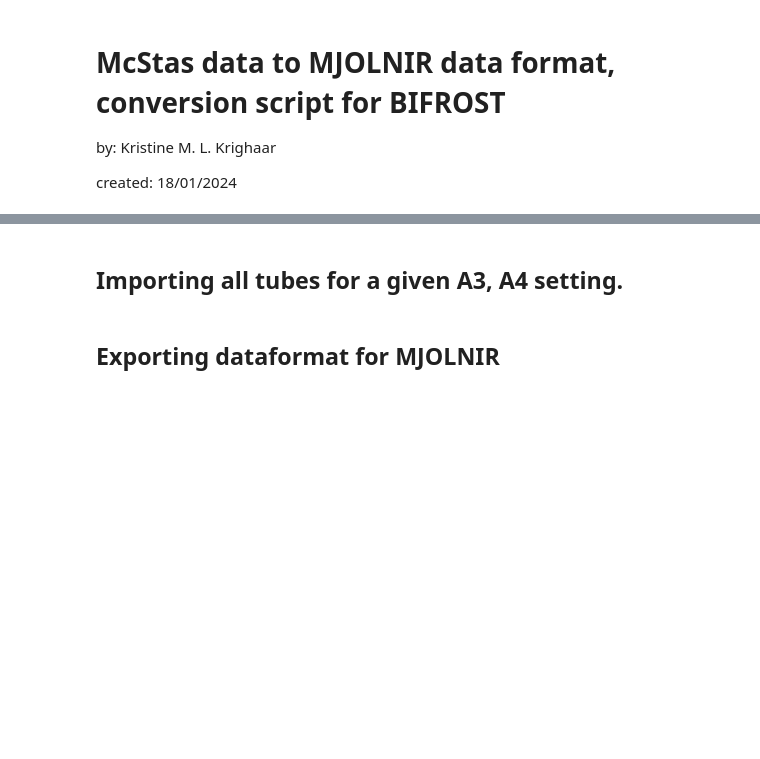
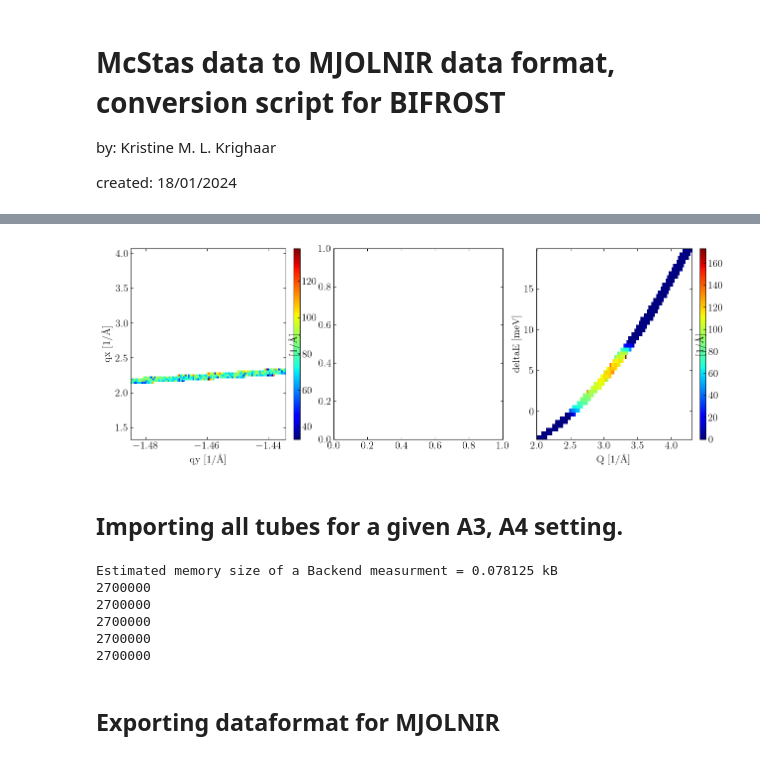
Before and after one commit to JEGKANIKMULTITASK/BIFROST, a Jupyter notebook: DataConversionMJOLNIR/BifrostConversionToMjolnir.ipynb, the cells around one changed output, grey strips where cells are left out. Saved outputs shown, nothing was run; the diff lists cells and outputs as text; code cells hidden in the pictures; blank space fills up the shorter version.

```diff
--- a/DataConversionMJOLNIR/BifrostConversionToMjolnir.ipynb
+++ b/DataConversionMJOLNIR/BifrostConversionToMjolnir.ipynb
@@ -313,8 +125,10 @@ Data:
 # %%
 E_layer = 1 * sc.Unit('meV')
 qy_layer = -1.53 * sc.Unit('Å^(-1)')
 
 fig, ax = plt.subplots(1, 3, figsize=(15, 5))
-p1 = sliced['deltaE', E_layer].plot( ax=ax[0])
-p2 = sliced['qy', qy_layer].plot(ax=ax[1])
-p3 = slicedQ.plot(ax=ax[2])
+p1 = sliced['deltaE', E_layer].plot( ax=ax[0], cmap='jet')
+#p2 = sliced['qy', qy_layer].plot(ax=ax[1], cmap='jet')
+p3 = slicedQ.plot(ax=ax[2], cmap='jet')
+# %% [output]
+[figure, added]
@@ -338,6 +141,12 @@ def load_Backend_measurment(filepath):
 
     """
     setting = {}
+
+    I = []
+    I_err = []
+    DeltaE = []
+    qx = []
+    qy = []
 
     for w in range(9):
         for t in range(3):
@@ -353,15 +162,42 @@ def load_Backend_measurment(filepath):
             obj.getA3(filepath)
             obj.calcDE()
             obj.calcQ()
+            #obj.CorrectI()
+            obj.flatten()
+
+            I.append(obj.I)
+            I_err.append(obj.I_err)
+            DeltaE.append(obj.Delta_E)
+            qx.append(obj.Q[0])
+            qy.append(obj.Q[1])
 
             setting['TM_'+str(w)+'_4_'+str(t)] = obj
 
-    return setting
+    I = np.asarray(I).flatten()
+    I_err = np.asarray(I_err).flatten()
+    DeltaE = np.asarray(DeltaE).flatten()
+    qx = np.asarray(qx).flatten()
+    qy = np.asarray(qy).flatten()
+
+    return I, I_err, DeltaE, qx, qy
 
 
-settings = load_Backend_measurment('../McStasScript/run_folder/test3/mccode.hdf5')
+settings = load_Backend_measurment('../McStasScript/run_folder/res_sample_test1/mccode.h5')
 
 print('Estimated memory size of a Backend measurment =',sys.getsizeof(settings)/1024, 'kB')
+
+print(len(settings[0]))
+print(len(settings[1]))
+print(len(settings[2]))
+print(len(settings[3]))
+print(len(settings[4]))
+# %% [output]
+Estimated memory size of a Backend measurment = 0.078125 kB
+2700000
+2700000
+2700000
+2700000
+2700000
 # %% [markdown]
 ## Exporting dataformat for MJOLNIR
 # %%
```
Also changed, not shown: parts of 15 cells of this notebook, 6 other files.
